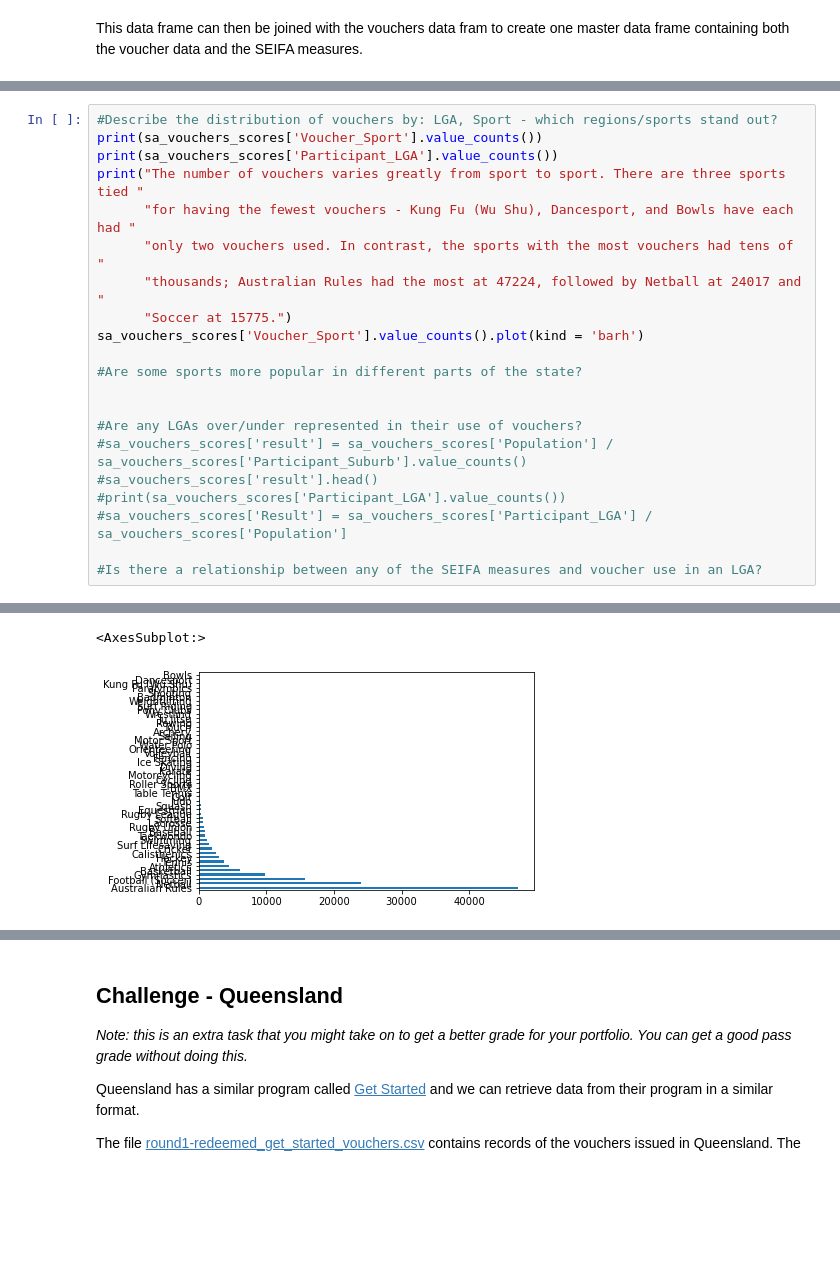
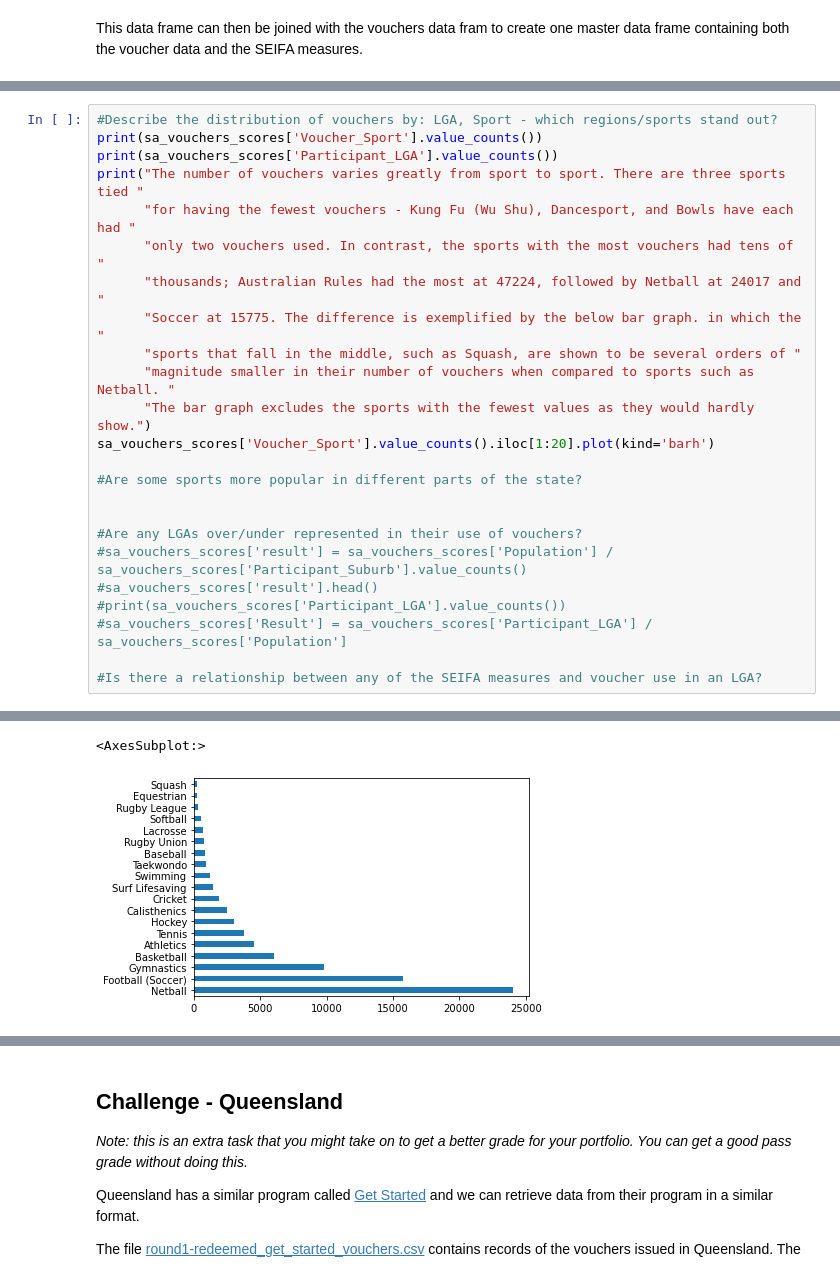
Before and after one commit to Michael-Kneale/Data-Analysis-Portfolio, a Jupyter notebook: Portfolio 2.ipynb, the cells around one changed output, grey strips where cells are left out. Cells and saved outputs as stored; diff of their text form; blank space fills up the shorter version.

```diff
--- a/Portfolio 2.ipynb
+++ b/Portfolio 2.ipynb
@@ -87,36 +87,39 @@ print("The number of vouchers varies greatly from sport to sport. There are thre
       "for having the fewest vouchers - Kung Fu (Wu Shu), Dancesport, and Bowls have each had "
       "only two vouchers used. In contrast, the sports with the most vouchers had tens of "
       "thousands; Australian Rules had the most at 47224, followed by Netball at 24017 and "
-      "Soccer at 15775.")
-sa_vouchers_scores['Voucher_Sport'].value_counts().plot(kind = 'barh')
+      "Soccer at 15775. The difference is exemplified by the below bar graph. in which the "
+      "sports that fall in the middle, such as Squash, are shown to be several orders of "
+      "magnitude smaller in their number of vouchers when compared to sports such as Netball. "
+      "The bar graph excludes the sports with the fewest values as they would hardly show.")
+sa_vouchers_scores['Voucher_Sport'].value_counts().iloc[1:20].plot(kind='barh')
 
 #Are some sports more popular in different parts of the state?
 
 
 #Are any LGAs over/under represented in their use of vouchers?
 #sa_vouchers_scores['result'] = sa_vouchers_scores['Population'] / sa_vouchers_scores['Participant_Suburb'].value_counts()
 #sa_vouchers_scores['result'].head()
 #print(sa_vouchers_scores['Participant_LGA'].value_counts())
 #sa_vouchers_scores['Result'] = sa_vouchers_scores['Participant_LGA'] / sa_vouchers_scores['Population']
 
 #Is there a relationship between any of the SEIFA measures and voucher use in an LGA?
 # %% [output]
 Australian Rules     47224
 Netball              24017
 Football (Soccer)    15775
 Gymnastics            9823
 Basketball            6016
 Athletics             4518
 Tennis                3742
 Hockey                3026
 Calisthenics          2522
 Cricket               1875
 Surf Lifesaving       1442
 Swimming              1204
 ... (48 lines left out)
 PETERBOROUGH            45
 COOBER PEDY             39
 Name: Participant_LGA, Length: 69, dtype: int64
 The number of vouchers varies greatly from sport to sport. There are three sports tied for having the fewest vouchers - Kung Fu (Wu Shu), Dancesport, and Bowls have each had only two vouchers used. In ...
 <AxesSubplot:>
-[figure, old version]
+[figure, new version]
```
Also changed, not shown: parts of 1 cell of this notebook, 1 other file.
